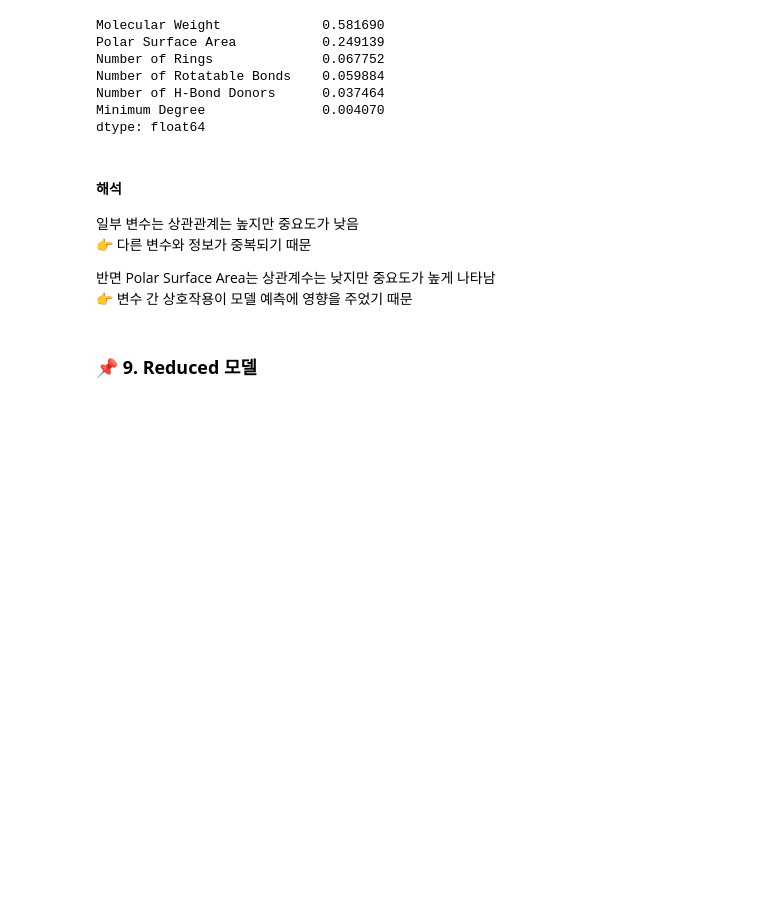
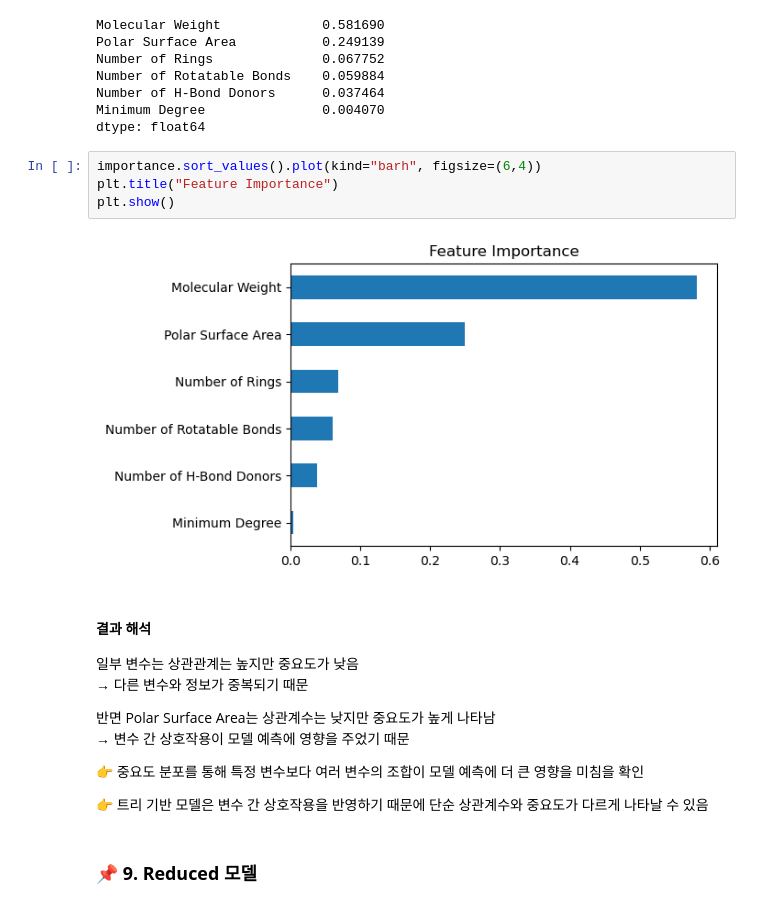
Before and after one commit to mars7421/molecular-property-prediction, a Jupyter notebook: notebooks/solubility_prediction_modeling.ipynb, the cells around one changed output. Drawn from its saved outputs; the diff is of its cells as text; blank space fills up the shorter version.

```diff
--- a/notebooks/solubility_prediction_modeling.ipynb
+++ b/notebooks/solubility_prediction_modeling.ipynb
@@ -164,14 +184,25 @@ Number of Rotatable Bonds    0.059884
 Number of H-Bond Donors      0.037464
 Minimum Degree               0.004070
 dtype: float64
+# %%
+importance.sort_values().plot(kind="barh", figsize=(6,4))
+plt.title("Feature Importance")
+plt.show()
+# %% [output]
+[figure, added]
 # %% [markdown]
-#### **해석**
+#### **결과 해석**
 
 일부 변수는 상관관계는 높지만 중요도가 낮음
-👉 다른 변수와 정보가 중복되기 때문
+→ 다른 변수와 정보가 중복되기 때문
 
 반면 Polar Surface Area는 상관계수는 낮지만 중요도가 높게 나타남
-👉 변수 간 상호작용이 모델 예측에 영향을 주었기 때문
+→ 변수 간 상호작용이 모델 예측에 영향을 주었기 때문
+
+👉 중요도 분포를 통해 특정 변수보다 여러 변수의 조합이
+모델 예측에 더 큰 영향을 미침을 확인
+
+👉 트리 기반 모델은 변수 간 상호작용을 반영하기 때문에 단순 상관계수와 중요도가 다르게 나타날 수 있음
 # %% [markdown]
 ### 📌 **9. Reduced 모델**
 # %%
```
Also changed, not shown: parts of 14 cells of this notebook.
